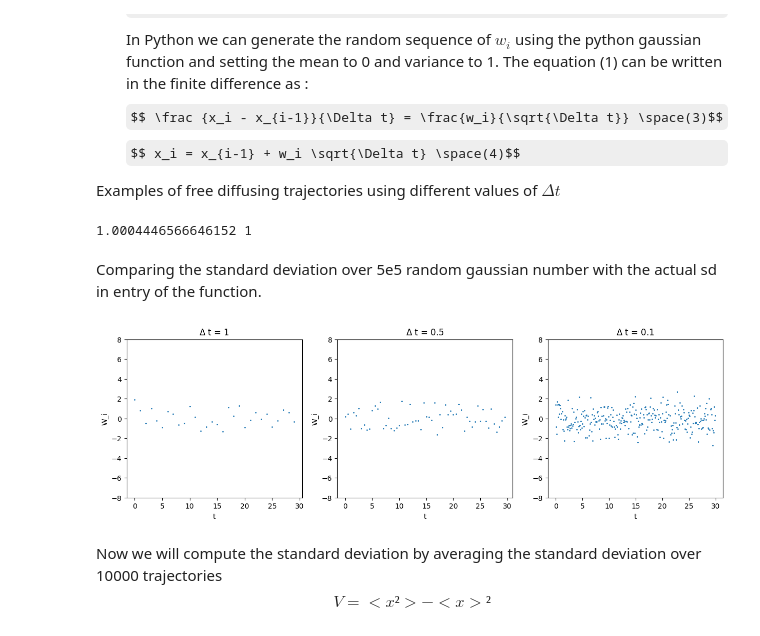
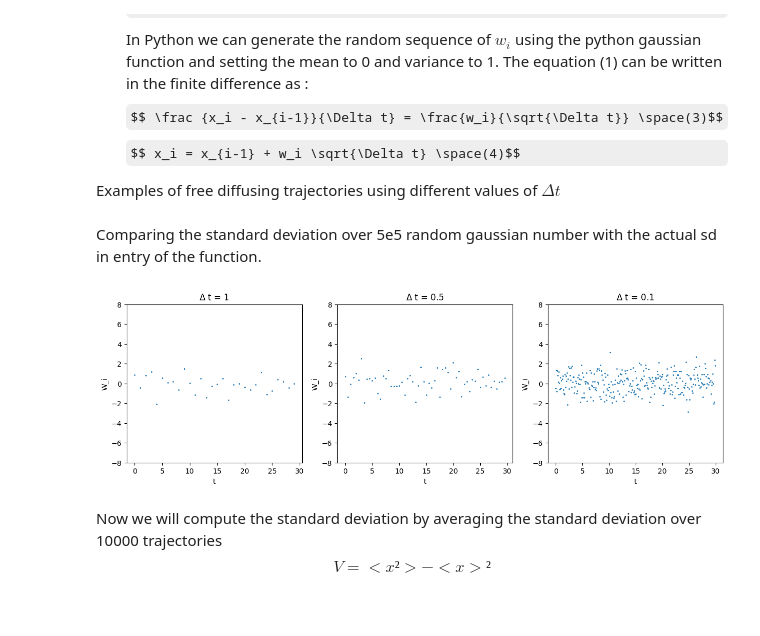
Before and after one commit to Antonin-Prom/IDIL_Internship_BFM_Langevin_modeling, a Jupyter notebook: langevin_simu/G.Volpe Brownian simulations/Optical_trap_notebook.ipynb, the cells around one changed output. Cells and saved outputs as stored; diff of their text form; code cells hidden in the pictures; some formulas as TeX source.

```diff
--- a/langevin_simu/G.Volpe Brownian simulations/Optical_trap_notebook.ipynb
+++ b/langevin_simu/G.Volpe Brownian simulations/Optical_trap_notebook.ipynb
@@ -26,14 +26,10 @@ import matplotlib
 # %%
 # Generating the random sequence
 
-def generate_seq(dt,N):
-    standard_deviation = 1 #(1/(2*np.sqrt(dt)))
+def generate_seq(N):
+    standard_deviation = 1
     W_seq = np.array(np.random.normal(0,standard_deviation,N))
     return W_seq
-
-print(np.std(generate_seq(0.5,500000)),1)
-# %% [output]
-1.0004446566646152 1
 # %% [markdown]
 Comparing the standard deviation over 5e5 random gaussian number with the actual sd in entry of the function.
 # %%
@@ -51,35 +47,35 @@ def walk(duration,dt):
 # %%
 # Plot:
 fig,(ax1,ax2,ax3) = plt.subplots(1,3,figsize=(15, 4))
 
 t1 = np.arange(0,30,1)
-x1 = np.array(generate_seq(1,30))
+x1 = np.array(generate_seq(30))
 ax1.scatter(t1,x1,s=1)
 ax1.set_title('$\Delta$ t = 1')
 ax1.set_ylim(-8,8)
 ax1.set_xlabel('t')
 ax1.set_ylabel('W_i')
 
 t2 = np.arange(0,30,0.5)
-x2 =np.array(generate_seq(0.5,60))
+x2 =np.array(generate_seq(60))
 ax2.scatter(t2,x2,s=1)
 ax2.set_title('$\Delta$ t = 0.5')
 ax2.set_ylim(-8,8)
 ax2.set_xlabel('t')
 ax2.set_ylabel('W_i')
 
 t3 = np.arange(0,30,0.1)
-x3 = np.array(generate_seq(0.1,300))
+x3 = np.array(generate_seq(300))
 ax3.scatter(t3,x3,s=1)
 ax3.set_title('$\Delta$ t = 0.1')
 ax3.set_ylim(-8,8)
 ax3.set_xlabel('t')
 ax3.set_ylabel('W_i')
 
 plt.show()
 plt.show()
 # %% [output]
-[figure, old version]
+[figure, new version]
 # %% [markdown]
 Now we will compute the standard deviation by averaging the standard deviation over 10000 trajectories
 $$ V = <x²> - <x>² $$
```
Also changed, not shown: parts of 11 cells of this notebook.
